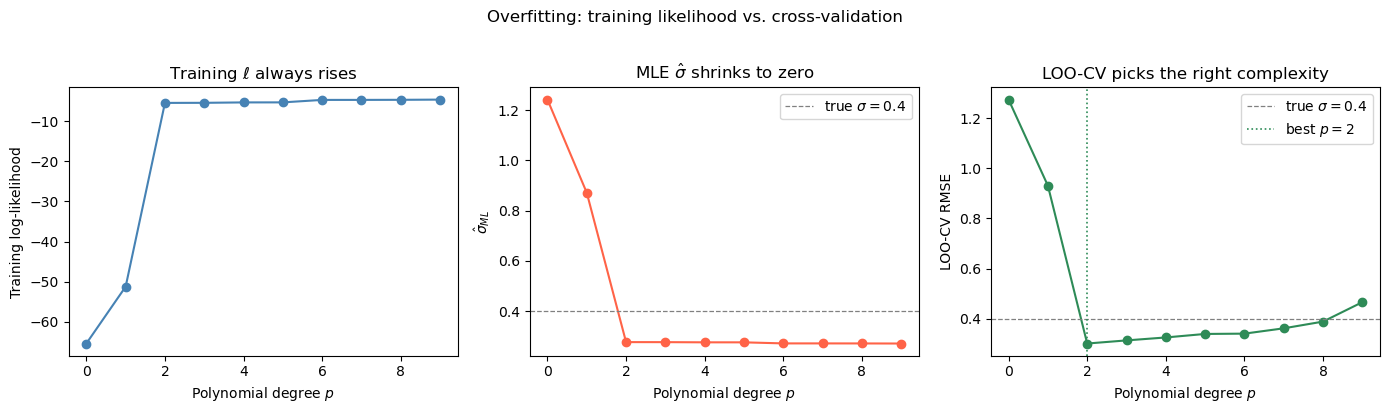
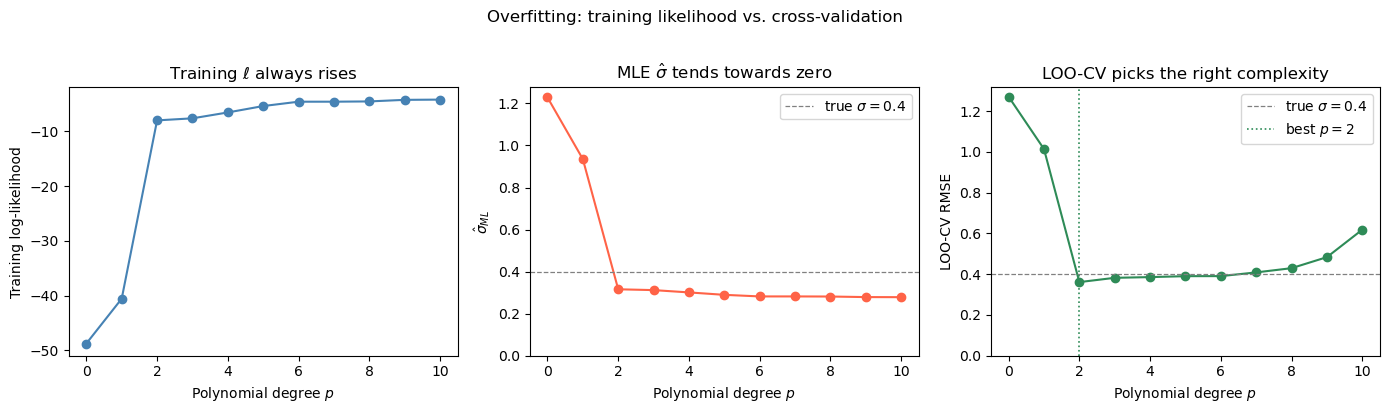
Code edit (unified diff) that turned the first committed figure into the second:
--- before
+++ after
@@ -11,5 +11,6 @@
 axes[1].set_xlabel('Polynomial degree $p$')
 axes[1].set_ylabel('$\\hat{\\sigma}_{ML}$')
-axes[1].set_title('MLE $\\hat{\\sigma}$ shrinks to zero')
+axes[1].set_title('MLE $\\hat{\\sigma}$ tends towards zero')
+axes[1].set_ylim(bottom=0)
 axes[1].legend()
 
@@ -23,4 +24,5 @@
 axes[2].set_ylabel('LOO-CV RMSE')
 axes[2].set_title('LOO-CV picks the right complexity')
+axes[2].set_ylim(bottom=0)
 axes[2].legend()
 

Commit: Ch5 notebook: notation fixes, n=30, overfitting plots, exercise 1 update; SEO and favicon improvements